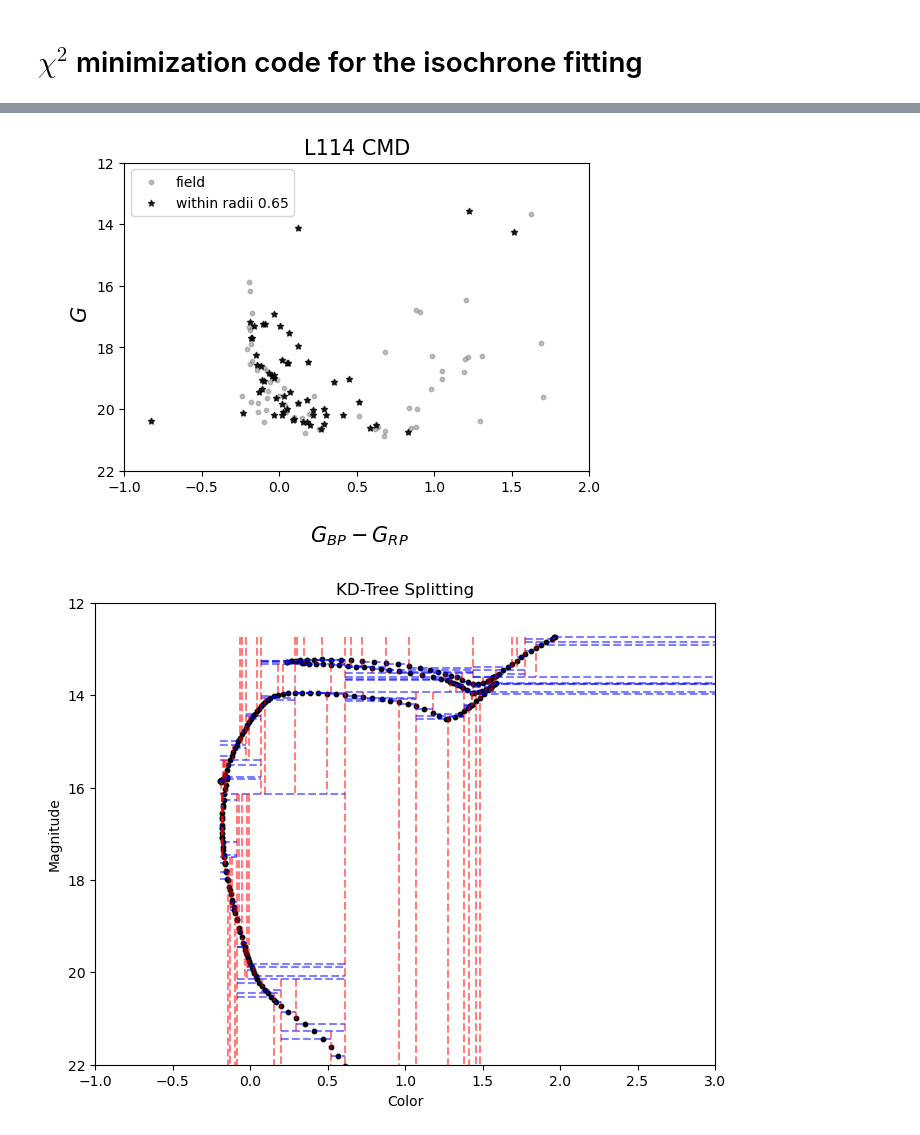
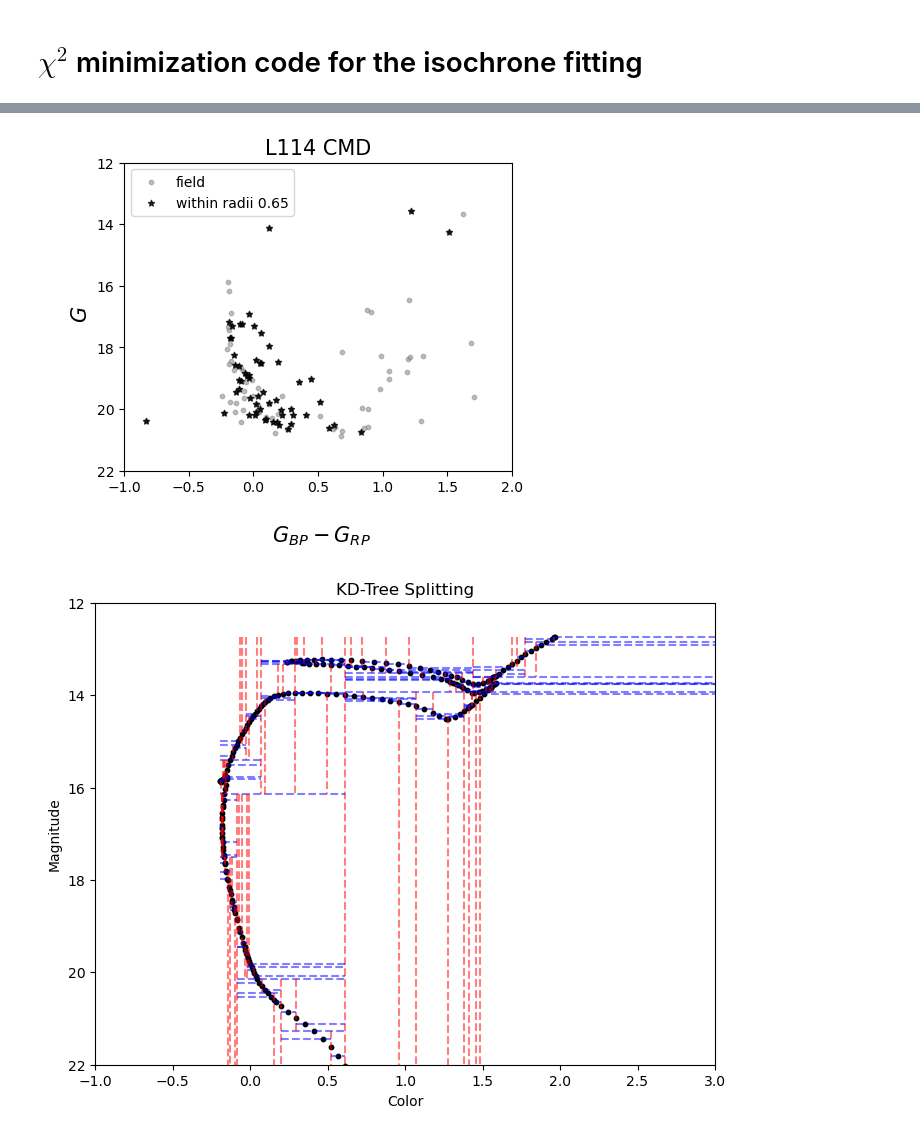
Before and after one commit to Ashish-Maindola/parameter, a Jupyter notebook: Parameter estimation.ipynb, the cells around one changed output, grey strips where cells are left out. Drawn from its saved outputs; the diff is of its cells as text; code cells hidden in the pictures.

```diff
--- a/Parameter estimation.ipynb
+++ b/Parameter estimation.ipynb
@@ -78,34 +52,34 @@ plt.show()
 # %%
 from astropy.coordinates import SkyCoord
 import astropy.units as u
 
 ra = 27.58
 dec = -74.36
 
 clus_df = pd.read_csv(obs_csv)
 clus_coord = SkyCoord(ra=ra*u.deg, dec=dec*u.deg, frame='icrs')
 star_coords = SkyCoord(ra=clus_df['ra'].values*u.deg, dec=clus_df['dec'].values*u.deg, frame='icrs')
 
 separations = clus_coord.separation(star_coords)
 clus_df['sep_arcmin'] = separations.arcmin
 
 within_cluster = clus_df[clus_df['sep_arcmin'] <= (0.65)]
 
 # For plotting the CMD of the cluster members and field stars
 
-plt.figure(figsize=(6, 4))
+plt.figure(figsize=(5, 4))
 plt.scatter((clus_df['phot_bp_mean_mag'] - clus_df['phot_rp_mean_mag']), clus_df['phot_g_mean_mag'], s=10, c='grey', alpha=0.5, label='field')
 plt.scatter((within_cluster['phot_bp_mean_mag']-within_cluster['phot_rp_mean_mag']), within_cluster['phot_g_mean_mag'], s=20, marker = "*", c='black', alpha=0.8, label='within radii 0.65')
 plt.gca().invert_yaxis()  # Magnitude axis inverted
 plt.xlim(-1.0, 2.0)
 plt.ylim(22, 12)
 plt.xlabel('\n ${G_{BP} - G_{RP}}$', fontsize = 15)
 plt.ylabel( '\n ${G}$', fontsize = 15)
 plt.title('L114 CMD', fontsize = 15)
 plt.legend()
 plt.show()
 # %% [output]
-[figure, old version]
+[figure, new version]
 # %%
 obs = pd.read_csv(obs_csv)
 # -------------------------------------------------------
```
Also changed, not shown: parts of 4 cells of this notebook.
